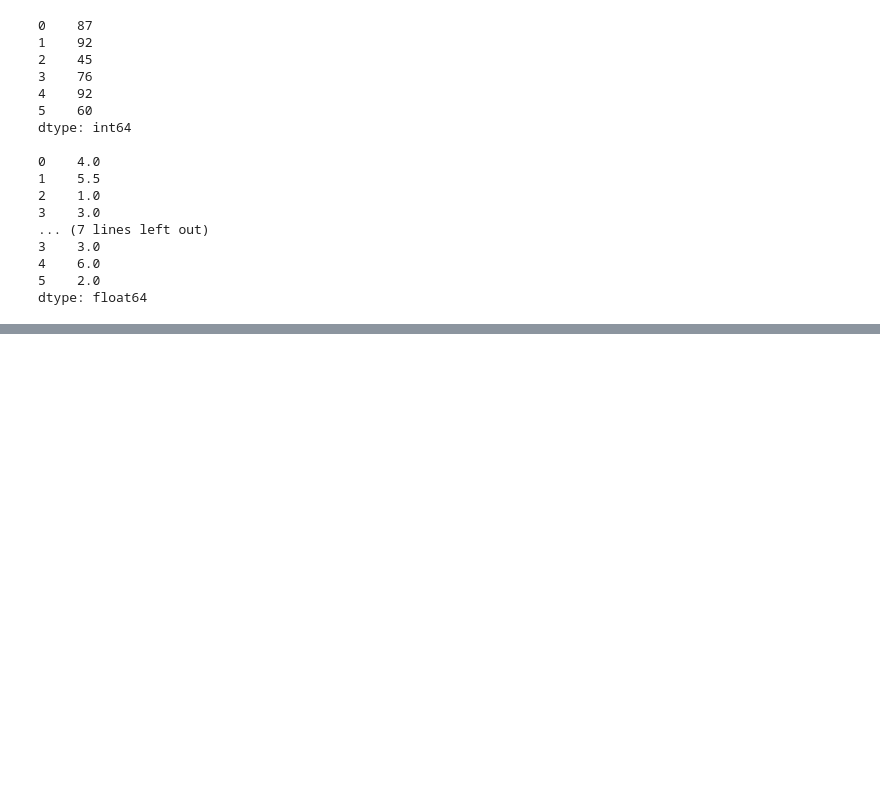
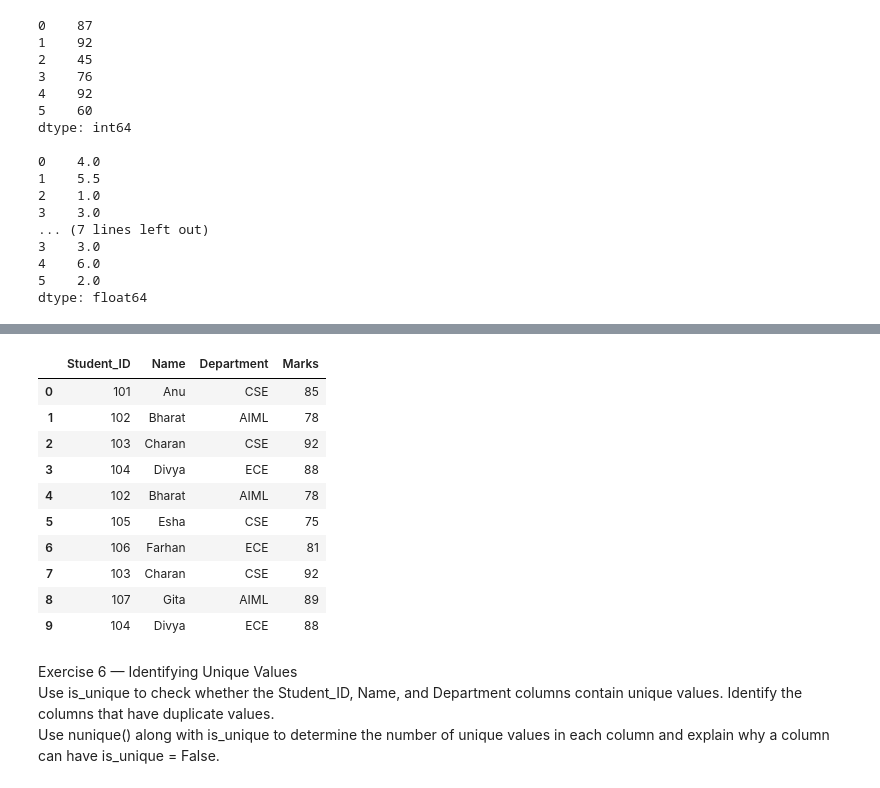
Before and after one commit to vasist05/eda-colab-lab, a Jupyter notebook: numpy_lab_011.ipynb, the cells around one changed output, grey strips where cells are left out. Saved outputs shown, nothing was run; the diff lists cells and outputs as text; code cells hidden in the pictures; blank space fills up the shorter version.

```diff
--- a/numpy_lab_011.ipynb
+++ b/numpy_lab_011.ipynb
@@ -990,0 +1182,27 @@ dtype: float64
+# %%
+import numpy as np
+import pandas as pd
+data = {
+'Student_ID': [101, 102, 103, 104, 102, 105, 106, 103, 107, 104],
+'Name': ['Anu', 'Bharat', 'Charan', 'Divya', 'Bharat', 'Esha', 'Farhan', 'Charan', 'Gita', 'Divya'],
+'Department': ['CSE', 'AIML', 'CSE', 'ECE', 'AIML', 'CSE', 'ECE', 'CSE', 'AIML', 'ECE'],
+'Marks': [85, 78, 92, 88, 78, 75, 81, 92, 89, 88] }
+
+df=pd.DataFrame(data)
+df
+# %% [output]
+|  | Student_ID | Name | Department | Marks |
+| 0 | 101 | Anu | CSE | 85 |
+| 1 | 102 | Bharat | AIML | 78 |
+| 2 | 103 | Charan | CSE | 92 |
+| 3 | 104 | Divya | ECE | 88 |
+| 4 | 102 | Bharat | AIML | 78 |
+| 5 | 105 | Esha | CSE | 75 |
+| 6 | 106 | Farhan | ECE | 81 |
+| 7 | 103 | Charan | CSE | 92 |
+| 8 | 107 | Gita | AIML | 89 |
+| 9 | 104 | Divya | ECE | 88 |
+# %% [markdown]
+Exercise 6 — Identifying Unique Values
+<br>Use is_unique to check whether the Student_ID, Name, and Department columns contain unique values. Identify the columns that have duplicate values.
+<br>Use nunique() along with is_unique to determine the number of unique values in each column and explain why a column can have is_unique = False.
```
Also changed, not shown: parts of 18 cells of this notebook.
